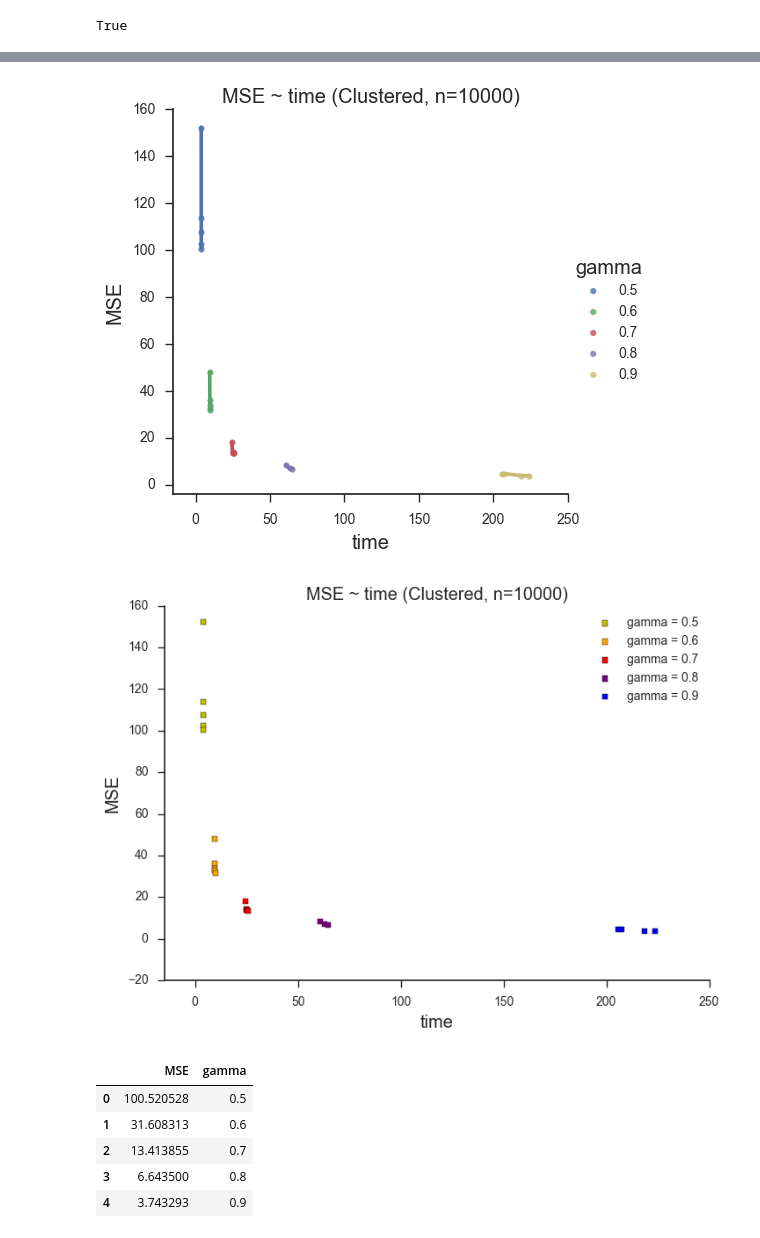
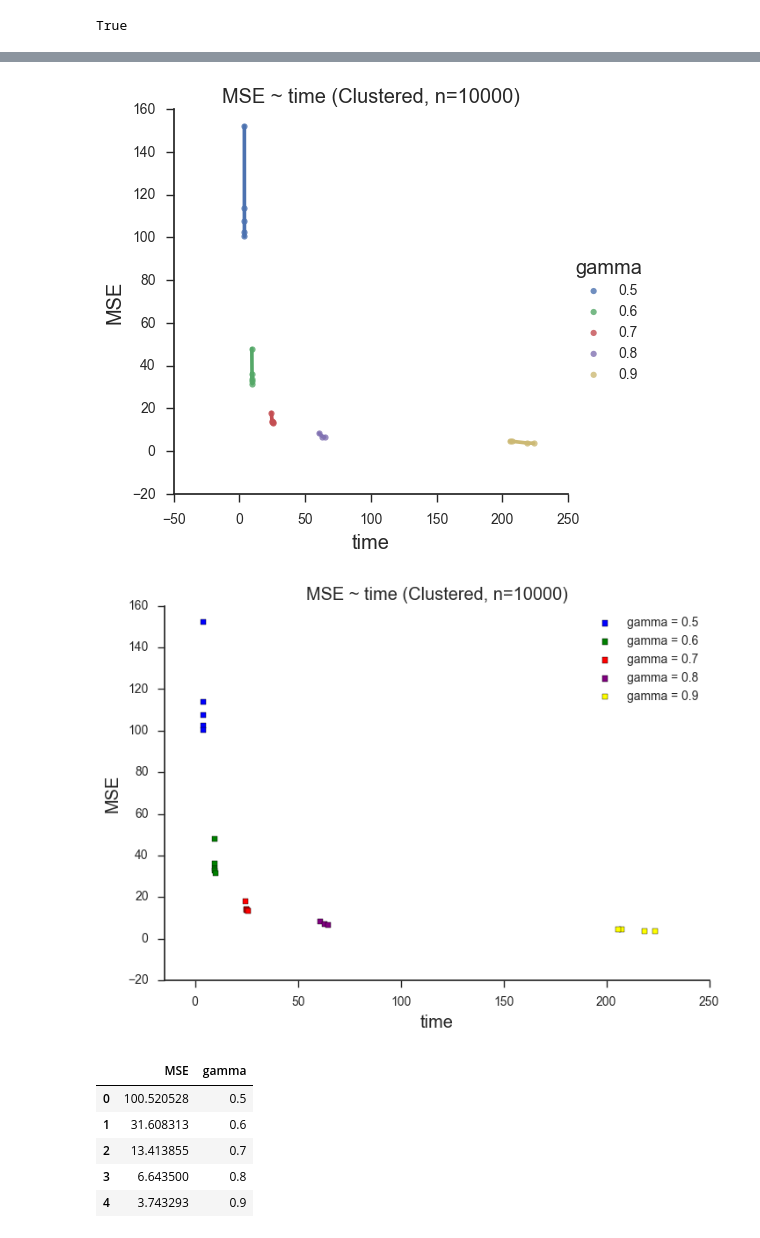
Before and after one commit to zihaoxu/BLB-RF-Simulation, a Jupyter notebook: Ipython - n_gamma_pct_MSE.ipynb, the cells around one changed output, grey strips where cells are left out. Cells and saved outputs as stored; diff of their text form; code cells hidden in the pictures.

```diff
--- a/Ipython - n_gamma_pct_MSE.ipynb
+++ b/Ipython - n_gamma_pct_MSE.ipynb
@@ -11,6 +11,8 @@ params = {'axes.labelsize': 'large',
 pylab.rcParams.update(params)
 # %%
 df = pd.read_csv('/Users/zihaoxu/R_repos/BLB-RF-Sim/CSV/MSE~s_clustered.csv')
+if 'Unnamed: 0' in list(df):
+        df.drop('Unnamed: 0', axis = 1, inplace = True)
 # %%
 'Unnamed: 0' in list(df)
 # %% [output]
@@ -74,16 +82,16 @@ plt.show()
 # %%
 sns.lmplot(x = 'time', y = 'MSE', hue = 'gamma', data = df, col = 'ntree',lowess=True)
-plt.xlim(-15, 250)
-plt.ylim(-4, 160)
+#plt.xlim(-15, 250)
+#plt.ylim(-4, 160)
 plt.title('MSE ~ time (Clustered, n=10000)')
 #plt.savefig('/Users/zihaoxu/R_repos/BLB-RF-Sim/Plots/MSE~time_clustered.png', dpi = 300, fmt = 'png')
 plt.show()
 # %% [output]
-[figure, old version]
+[figure, new version]
 # %%
 plt.figure()
 symbol_list = ['o', 'v', ]
-color_dict = {.5:'y', .6:'orange', .7:'r', .8:'purple', .9:'b',1:'k'}
+color_dict = {.5:'blue', .6:'g', .7:'r', .8:'purple', .9:'yellow',1:'yellow'}
 marker_dict = {100:'o', 300: '*', 500:'s'}
 for ga in df['gamma'].unique():
     for ntree in df['ntree'].unique():
@@ -99,7 +107,7 @@ sns.despine()
 #plt.savefig('/Users/zihaoxu/R_repos/BLB-RF-Sim/Plots/MSE~time2_clustered.png', dpi = 300, fmt = 'png')
 plt.show()
 # %% [output]
-[figure, old version]
+[figure, new version]
 # %%
 new_df = defaultdict(list)
 for ga in df['gamma'].unique():
```
Also changed, not shown: parts of 6 cells of this notebook, 19 other files.
